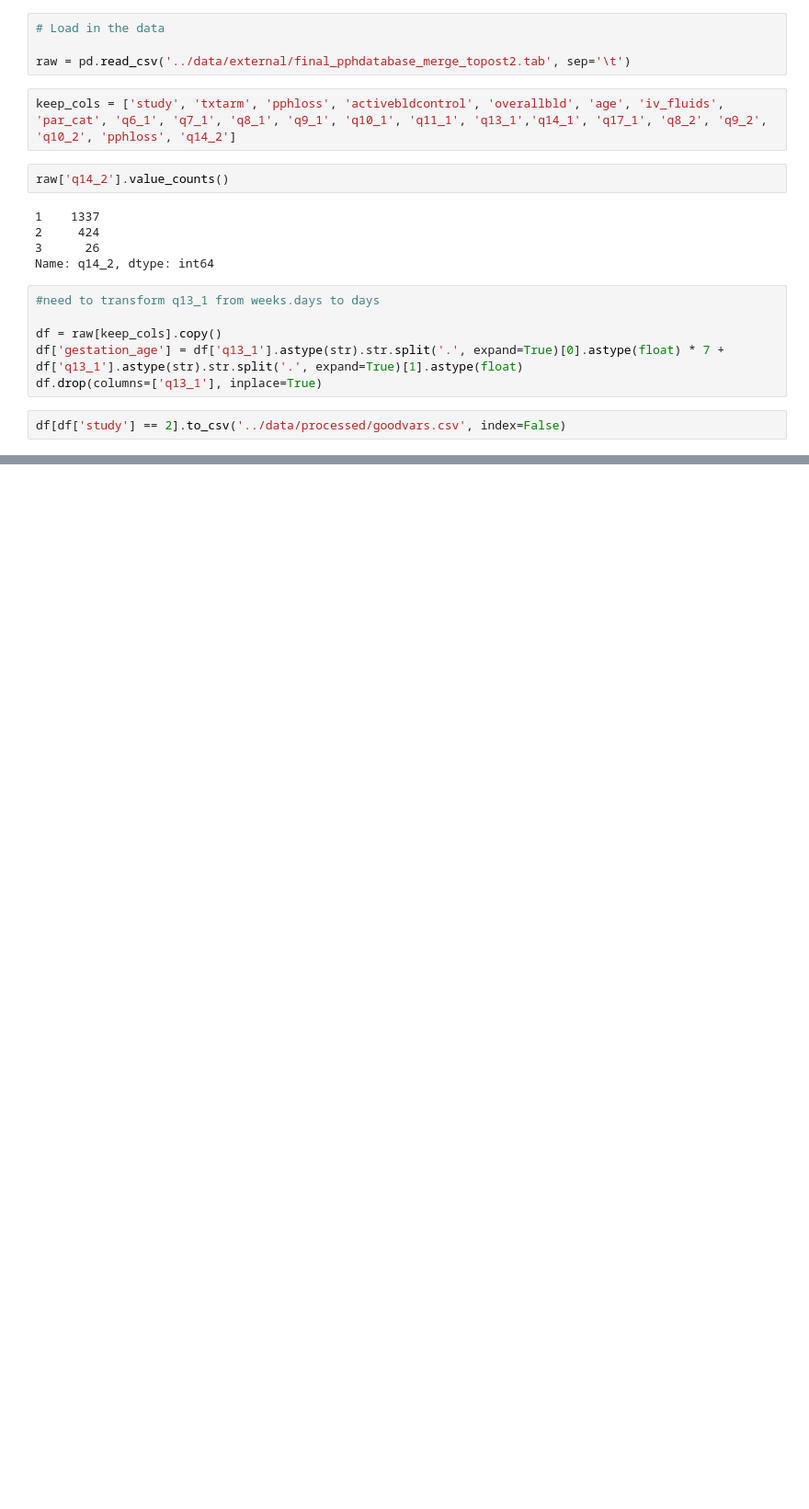
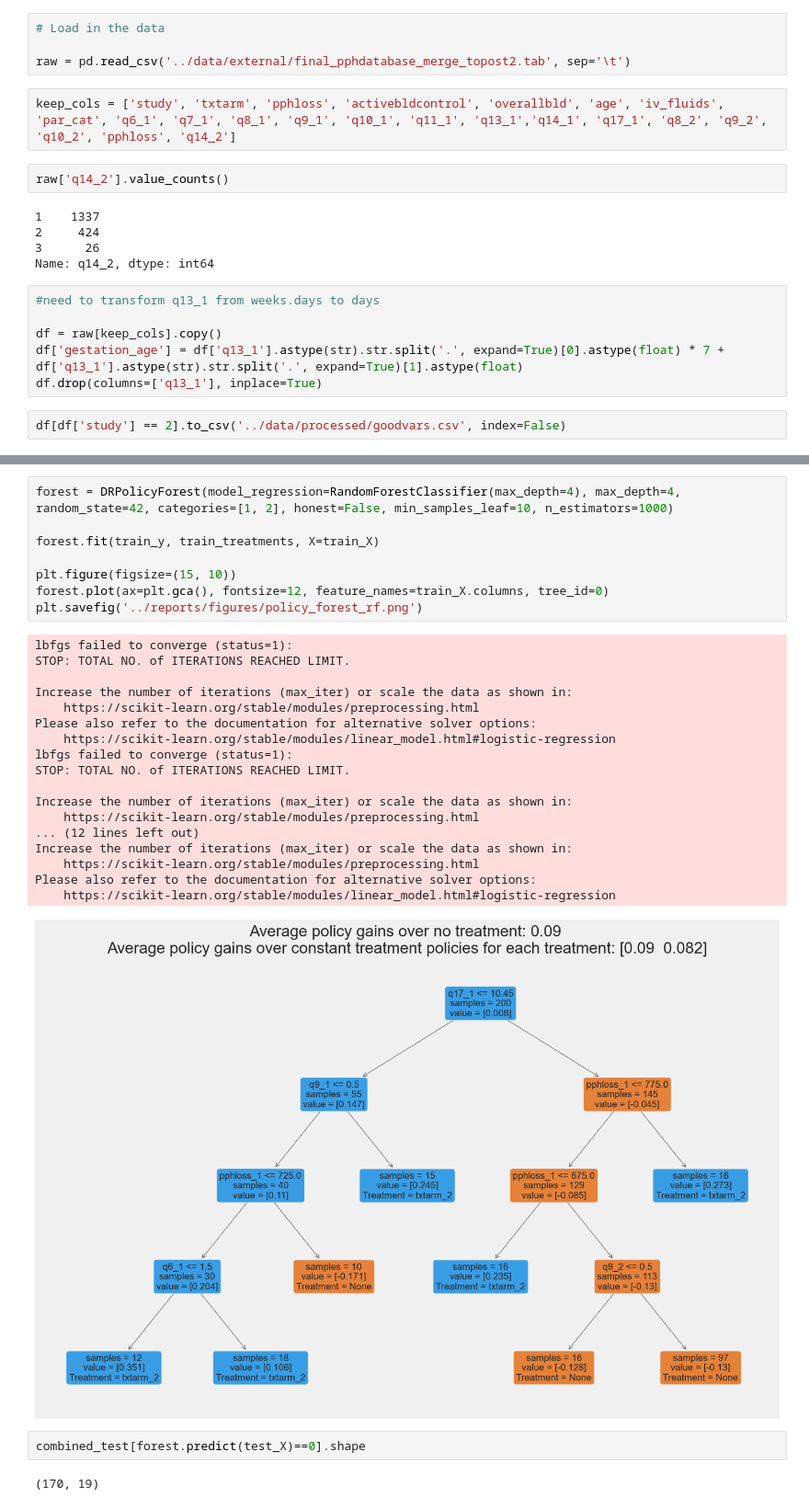
Before and after one commit to Joeyzect/ML_Fall_2022, a Jupyter notebook: notebooks/initial.ipynb, the cells around one changed output, grey strips where cells are left out. Shown at 92% size. Drawn from its saved outputs; the diff is of its cells as text; blank space fills up the shorter version.

```diff
--- a/notebooks/initial.ipynb
+++ b/notebooks/initial.ipynb
@@ -24,0 +137,31 @@ df[df['study'] == 2].to_csv('../data/processed/goodvars.csv', index=False)
+# %%
+forest = DRPolicyForest(model_regression=RandomForestClassifier(max_depth=4), max_depth=4, random_state=42, categories=[1, 2], honest=False, min_samples_leaf=10, n_estimators=1000)
+
+forest.fit(train_y, train_treatments, X=train_X)
+
+plt.figure(figsize=(15, 10))
+forest.plot(ax=plt.gca(), fontsize=12, feature_names=train_X.columns, tree_id=0)
+plt.savefig('../reports/figures/policy_forest_rf.png')
+# %% [output]
+lbfgs failed to converge (status=1):
+STOP: TOTAL NO. of ITERATIONS REACHED LIMIT.
+
+Increase the number of iterations (max_iter) or scale the data as shown in:
+    https://scikit-learn.org/stable/modules/preprocessing.html
+Please also refer to the documentation for alternative solver options:
+    https://scikit-learn.org/stable/modules/linear_model.html#logistic-regression
+lbfgs failed to converge (status=1):
+STOP: TOTAL NO. of ITERATIONS REACHED LIMIT.
+
+Increase the number of iterations (max_iter) or scale the data as shown in:
+    https://scikit-learn.org/stable/modules/preprocessing.html
+... (12 lines left out)
+Increase the number of iterations (max_iter) or scale the data as shown in:
+    https://scikit-learn.org/stable/modules/preprocessing.html
+Please also refer to the documentation for alternative solver options:
+    https://scikit-learn.org/stable/modules/linear_model.html#logistic-regression
+[figure, added]
+# %%
+combined_test[forest.predict(test_X)==0].shape
+# %% [output]
+(170, 19)
```
Also changed, not shown: parts of 31 cells of this notebook, 6 other files.
